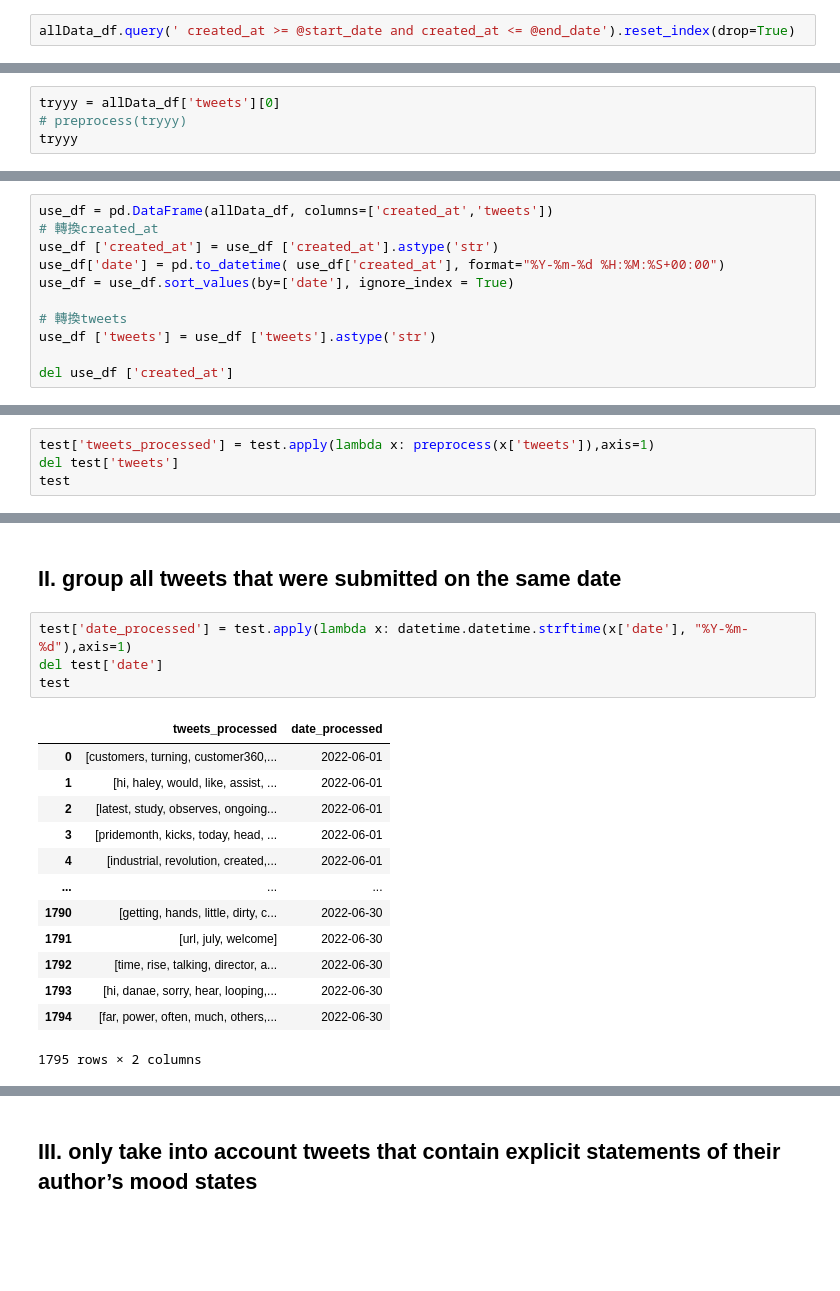
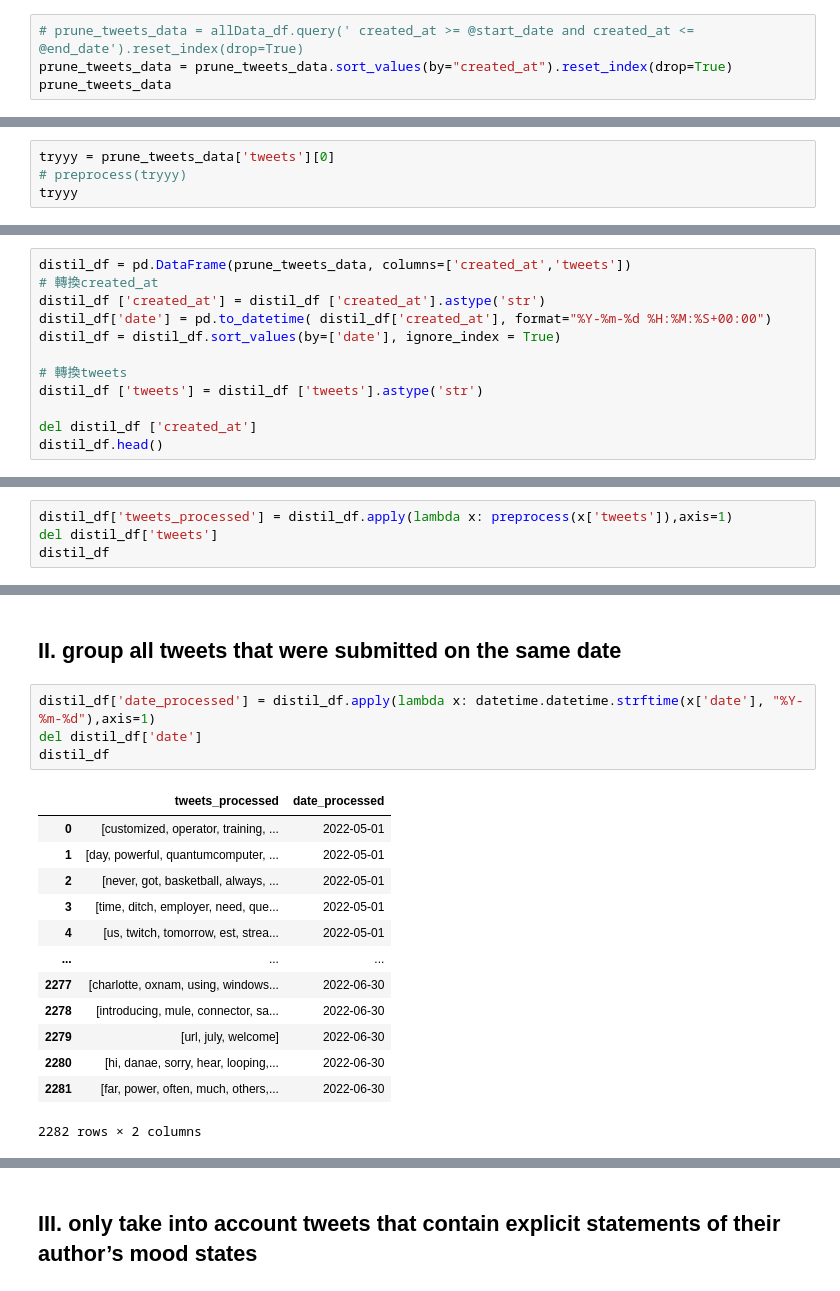
Before and after one commit to la83la/about_emotion, a Jupyter notebook: DJIA_relative_tweets_data.ipynb, the cells around one changed output, grey strips where cells are left out. Saved outputs shown, nothing was run; the diff lists cells and outputs as text; blank space fills up the shorter version.

```diff
--- a/DJIA_relative_tweets_data.ipynb
+++ b/DJIA_relative_tweets_data.ipynb
@@ -200,5 +202,7 @@ print(end_date)
 2022-07-01 00:00:00+00:00
 # %%
-allData_df.query(' created_at >= @start_date and created_at <= @end_date').reset_index(drop=True)
+# prune_tweets_data = allData_df.query(' created_at >= @start_date and created_at <= @end_date').reset_index(drop=True)
+prune_tweets_data = prune_tweets_data.sort_values(by="created_at").reset_index(drop=True)
+prune_tweets_data
 # %% [output]
 |  | created_at | company | url | tweets | re_tweets | likes | id |
@@ -284,7 +267,7 @@ def preprocess(text):
             tokens.append(word)
     return tokens
 # %%
-tryyy = allData_df['tweets'][0]
+tryyy = prune_tweets_data['tweets'][0]
 # preprocess(tryyy)
 tryyy
 # %% [output]
@@ -388,11 +373,12 @@ allData_df.head()
 # %%
-use_df = pd.DataFrame(allData_df, columns=['created_at','tweets'])
+distil_df = pd.DataFrame(prune_tweets_data, columns=['created_at','tweets'])
 # 轉換created_at
-use_df ['created_at'] = use_df ['created_at'].astype('str')
-use_df['date'] = pd.to_datetime( use_df['created_at'], format="%Y-%m-%d %H:%M:%S+00:00")
-use_df = use_df.sort_values(by=['date'], ignore_index = True)
+distil_df ['created_at'] = distil_df ['created_at'].astype('str')
+distil_df['date'] = pd.to_datetime( distil_df['created_at'], format="%Y-%m-%d %H:%M:%S+00:00")
+distil_df = distil_df.sort_values(by=['date'], ignore_index = True)
 
 # 轉換tweets
-use_df ['tweets'] = use_df ['tweets'].astype('str')
+distil_df ['tweets'] = distil_df ['tweets'].astype('str')
 
-del use_df ['created_at']
+del distil_df ['created_at']
+distil_df.head()
@@ -438,6 +423,6 @@ Name: tweets, Length: 1795, dtype: object
 # %%
-test['tweets_processed'] = test.apply(lambda x: preprocess(x['tweets']),axis=1)
-del test['tweets']
-test
+distil_df['tweets_processed'] = distil_df.apply(lambda x: preprocess(x['tweets']),axis=1)
+del distil_df['tweets']
+distil_df
 # %% [output]
 |  | date | tweets_processed |
@@ -456,21 +441,21 @@ test
 # %% [markdown]
 ## II. group all tweets that were submitted on the same date
 # %%
-test['date_processed'] = test.apply(lambda x: datetime.datetime.strftime(x['date'], "%Y-%m-%d"),axis=1)
-del test['date']
-test
+distil_df['date_processed'] = distil_df.apply(lambda x: datetime.datetime.strftime(x['date'], "%Y-%m-%d"),axis=1)
+del distil_df['date']
+distil_df
 # %% [output]
 |  | tweets_processed | date_processed |
-| 0 | [customers, turning, customer360,... | 2022-06-01 |
-| 1 | [hi, haley, would, like, assist, ... | 2022-06-01 |
-| 2 | [latest, study, observes, ongoing... | 2022-06-01 |
-| 3 | [pridemonth, kicks, today, head, ... | 2022-06-01 |
-| 4 | [industrial, revolution, created,... | 2022-06-01 |
+| 0 | [customized, operator, training, ... | 2022-05-01 |
+| 1 | [day, powerful, quantumcomputer, ... | 2022-05-01 |
+| 2 | [never, got, basketball, always, ... | 2022-05-01 |
+| 3 | [time, ditch, employer, need, que... | 2022-05-01 |
+| 4 | [us, twitch, tomorrow, est, strea... | 2022-05-01 |
 | ... | ... | ... |
-| 1790 | [getting, hands, little, dirty, c... | 2022-06-30 |
-| 1791 | [url, july, welcome] | 2022-06-30 |
-| 1792 | [time, rise, talking, director, a... | 2022-06-30 |
-| 1793 | [hi, danae, sorry, hear, looping,... | 2022-06-30 |
-| 1794 | [far, power, often, much, others,... | 2022-06-30 |
+| 2277 | [charlotte, oxnam, using, windows... | 2022-06-30 |
+| 2278 | [introducing, mule, connector, sa... | 2022-06-30 |
+| 2279 | [url, july, welcome] | 2022-06-30 |
+| 2280 | [hi, danae, sorry, hear, looping,... | 2022-06-30 |
+| 2281 | [far, power, often, much, others,... | 2022-06-30 |
-1795 rows × 2 columns
+2282 rows × 2 columns
 # %%
```
Also changed, not shown: parts of 35 cells of this notebook, 4 other files.
